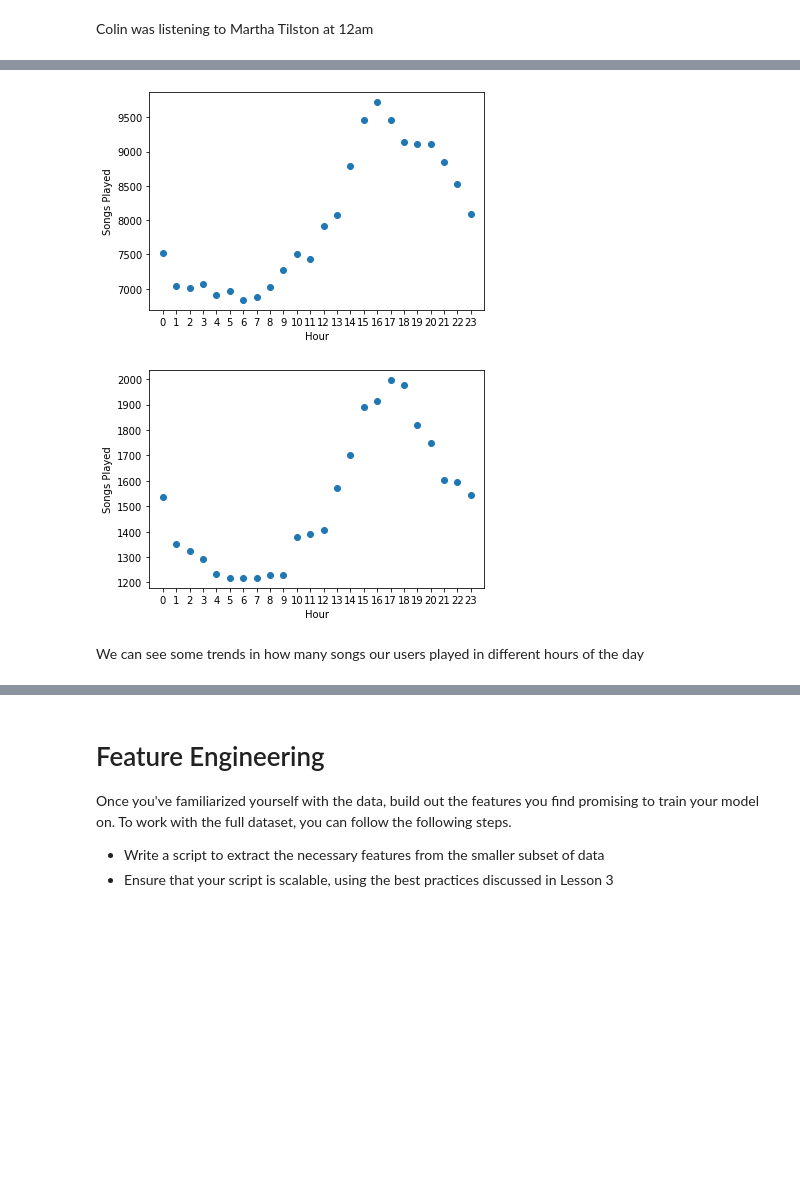
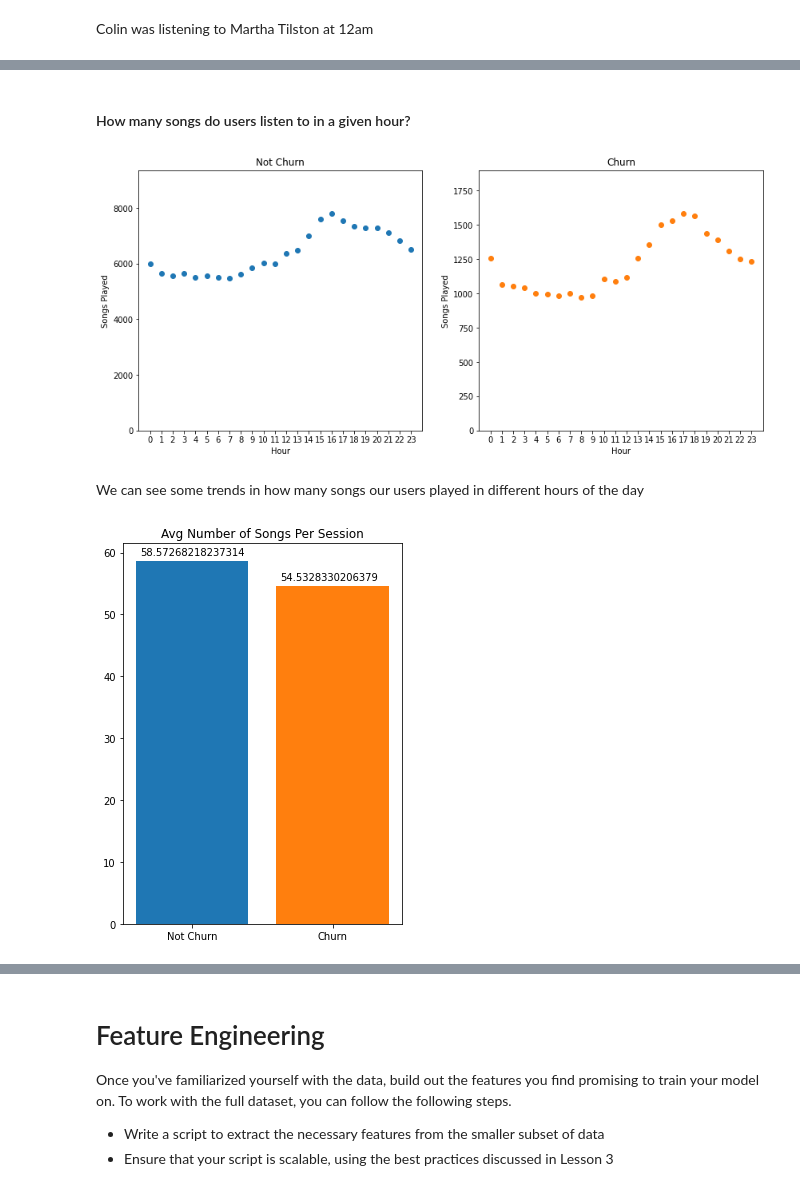
Before and after one commit to JosephArcila/Predicting_User_Cancelation_with_Spark, a Jupyter notebook: Sparkify.ipynb, the cells around one changed output, grey strips where cells are left out. Drawn from its saved outputs; the diff is of its cells as text; code cells hidden in the pictures; blank space fills up the shorter version.

```diff
--- a/Sparkify.ipynb
+++ b/Sparkify.ipynb
@@ -353,3 +294,0 @@ f(300001)
-# %%
-flag_churn_users = udf(lambda userId: userId in churn_ids)
-user_log_valid = user_log_valid.withColumn("Churn_user", flag_churn_users("userId"))
@@ -486,0 +366,2 @@ Row(artist=None, auth='Logged In', firstName='Darianna', gender='F', itemInSessi
+# %%
+train = train_user_log.alias('train')
@@ -486,0 +436,16 @@ Row(artist=None, auth='Logged In', firstName='Darianna', gender='F', itemInSessi
+# %%
+# Converting timestamps to datetime from epoch time, to get the hour of the day
+get_hour = udf(lambda x: datetime.datetime.fromtimestamp(x / 1000.0).hour)
+# Adding a new column called hour to our dataframe
+train = train.withColumn("hour", get_hour(train.ts))
+
+get_day = udf(lambda x: datetime.datetime.fromtimestamp(x / 1000.0).day)
+train = train.withColumn("day", get_day(train.ts))
+
+get_weekday = udf(lambda ts: datetime.datetime.fromtimestamp(ts/1000), TimestampType())
+train = train.withColumn("weekday", dayofweek(get_weekday(train.ts)))
+
+get_month = udf(lambda x: datetime.datetime.fromtimestamp(x / 1000.0).month)
+train = train.withColumn("month", get_month(train.ts))
+
+train.head()
@@ -570,24 +552,34 @@ user_log_valid.filter((user_log_valid.userId == 140) & ((user_log_valid.phase ==
+# %% [markdown]
+#### How many songs do users listen to in a given hour?
 # %%
+plt.figure(figsize=(14, 6))
+
 # Counting the next song page requests
-songs_in_hour = user_log_valid.filter((user_log_valid.page == "NextSong") & (user_log_valid.churn_user == 0)).groupby(user_log_valid.hour).count().orderBy(user_log_valid.hour.cast("float"))
+songs_in_hour = train.filter((train.page == "NextSong") & (train.Churn == 0)) \
+    .groupby(train.hour).count().orderBy(train.hour.cast("float"))
 songs_in_hour_pd = songs_in_hour.toPandas()
+
+plt.subplot(1, 2, 1)
+plt.title('Not Churn')
 plt.scatter(songs_in_hour_pd["hour"], songs_in_hour_pd["count"])
 plt.xlim(-1, 24)
-# plt.ylim(0, 1.2 * max(songs_in_hour_pd["count"]))
+plt.ylim(0, 1.2 * songs_in_hour_pd["count"].max())
 plt.xlabel("Hour")
 plt.ylabel("Songs Played");
+
+# Counting the next song page requests
+songs_in_hour_churn = train.filter((train.page == "NextSong") & (train.Churn == 1)) \
+    .groupby(train.hour).count().orderBy(train.hour.cast("float"))
+songs_in_hour_churn_pd = songs_in_hour_churn.toPandas()
+
+plt.subplot(1, 2, 2)
+plt.title('Churn')
+plt.scatter(songs_in_hour_churn_pd["hour"], songs_in_hour_churn_pd["count"], color='C1')
+plt.xlim(-1, 24)
+plt.ylim(0, 1.2 * songs_in_hour_churn_pd["count"].max())
+plt.xlabel("Hour")
+plt.ylabel("Songs Played");
 # %% [output]
-[figure, old version]
+[figure, new version]
-# %%
-# Counting the next song page requests
-songs_in_hour = user_log_valid.filter((user_log_valid.page == "NextSong") & (user_log_valid.churn_user == 1)).groupby(user_log_valid.hour).count().orderBy(user_log_valid.hour.cast("float"))
-songs_in_hour_pd = songs_in_hour.toPandas()
-plt.scatter(songs_in_hour_pd["hour"], songs_in_hour_pd["count"])
-plt.xlim(-1, 24)
-# plt.ylim(0, 1.2 * max(songs_in_hour_pd["count"]))
-plt.xlabel("Hour")
-plt.ylabel("Songs Played");
-# %% [output]
-[figure, removed]
 # %% [markdown]
 We can see some trends in how many songs our users played in different hours of the day
@@ -633,3 +591,14 @@ user_log_valid.filter(user_log_valid.churn_user == 1).groupby("page").agg({'page
+# %%
+plt.figure(figsize=(5, 7));
+plt.title('Avg Number of Songs Per Session');
+plt.bar(x=['Not Churn', 'Churn'], height=[n_songs/n_sessions, n_songs_churn/n_sessions_churn], color=['C0', 'C1']);
+
+values = [n_songs/n_sessions, n_songs_churn/n_sessions_churn]
+
+for index, value in enumerate(values):
+    plt.text(index-0.37, value+1, str(value))
+# %% [output]
+[figure, added]
 # %%
 # How many songs do notChurn users listen to on average between visiting our home page?
 function = udf(lambda ishome : int(ishome == 'Home'), IntegerType())
```
Also changed, not shown: parts of 101 cells of this notebook.
